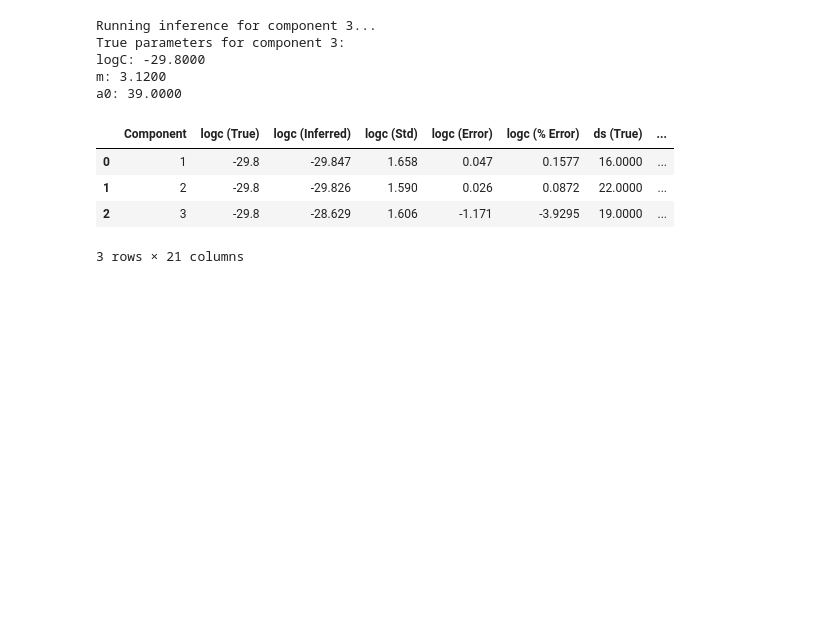
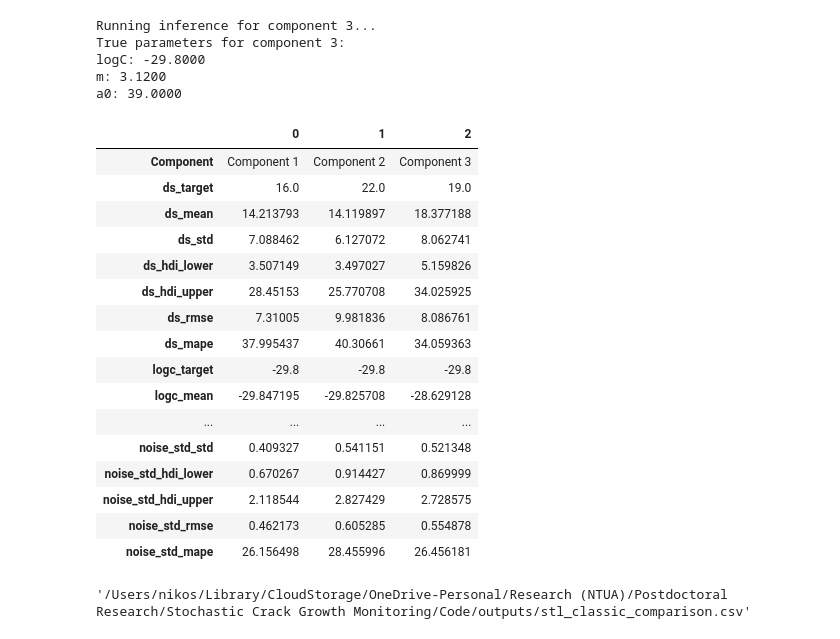
Before and after one commit to nsilionis/hierarchical-crack-growth-monitoring, a Jupyter notebook: notebooks/demo_classic_fatigue.ipynb, the cells around one changed output. Saved outputs shown, nothing was run; the diff lists cells and outputs as text; code cells hidden in the pictures; blank space fills up the shorter version.

Commit message:
Updated results presentation using new output utilities.

```diff
--- a/notebooks/demo_classic_fatigue.ipynb
+++ b/notebooks/demo_classic_fatigue.ipynb
@@ -551,6 +553,4 @@ We'll use the new `output_utils` module to calculate error metrics and create fo
 # %%
-from src.output_utils import calculate_component_metrics, format_comparison_table, save_results_table
-
 # Now let's run the model on all three components to compare performance
 component_results = []
 
@@ -584,19 +584,14 @@ for i in range(3):
         'true_params': {
             'logc': true_logc,
             'm': true_m,
-            'a0': true_a0,
             'ds': controlled_data['stress_ranges'][i],
             'noise_std': 1.5  # The true noise std used for generating observations
         },
         'inferred_params': {
-            'logc': results['summary']['mean']['logc'],
-            'logc_sd': results['summary']['sd']['logc'],
-            'm': results['summary']['mean']['m'],
-            'm_sd': results['summary']['sd']['m'],
-            'ds': results['summary']['mean']['ds'],
-            'ds_sd': results['summary']['sd']['ds'],
-            'noise_std': results['summary']['mean']['noise_std'],
-            'noise_std_sd': results['summary']['sd']['noise_std']
+            'logc': results['samples']['logc'],
+            'm': results['samples']['m'],
+            'ds': results['samples']['ds'],
+            'noise_std': results['samples']['noise_std'],
         }
     })
 # %% [output]
@@ -624,8 +613,30 @@ formatted_df = format_comparison_table(comparison_df, precision=4)
-# %%
-formatted_df
-# %% [output]
-|  | Component | logc (True) | logc (Inferred) | logc (Std) | logc (Error) | logc (% Error) | ds (True) | ... |
-| 0 | 1 | -29.8 | -29.847 | 1.658 | 0.047 | 0.1577 | 16.0000 | ... |
-| 1 | 2 | -29.8 | -29.826 | 1.590 | 0.026 | 0.0872 | 22.0000 | ... |
-| 2 | 3 | -29.8 | -28.629 | 1.606 | -1.171 | -3.9295 | 19.0000 | ... |
-3 rows × 21 columns
+# %%
+from src.output_utils import create_comparison_summary
+# Create a summary DataFrame comparing true and inferred parameters
+comparison_df = create_comparison_summary(component_results)
+# %%
+display(comparison_df.T)
+# %% [output]
+|  | 0 | 1 | 2 |
+| Component | Component 1 | Component 2 | Component 3 |
+| ds_target | 16.0 | 22.0 | 19.0 |
+| ds_mean | 14.213793 | 14.119897 | 18.377188 |
+| ds_std | 7.088462 | 6.127072 | 8.062741 |
+| ds_hdi_lower | 3.507149 | 3.497027 | 5.159826 |
+| ds_hdi_upper | 28.45153 | 25.770708 | 34.025925 |
+| ds_rmse | 7.31005 | 9.981836 | 8.086761 |
+| ds_mape | 37.995437 | 40.30661 | 34.059363 |
+| logc_target | -29.8 | -29.8 | -29.8 |
+| logc_mean | -29.847195 | -29.825708 | -28.629128 |
+| ... | ... | ... | ... |
+| noise_std_std | 0.409327 | 0.541151 | 0.521348 |
+| noise_std_hdi_lower | 0.670267 | 0.914427 | 0.869999 |
+| noise_std_hdi_upper | 2.118544 | 2.827429 | 2.728575 |
+| noise_std_rmse | 0.462173 | 0.605285 | 0.554878 |
+| noise_std_mape | 26.156498 | 28.455996 | 26.456181 |
+# %%
+from src.output_utils import save_comparison_summary
+# Save the comparison summary to a CSV file
+save_comparison_summary(comparison_df, "stl_classic_comparison.csv")
+# %% [output]
+'/Users/nikos/Library/CloudStorage/OneDrive-Personal/Research (NTUA)/Postdoctoral Research/Stochastic Crack Growth Monitoring/Code/outputs/stl_classic_comparison.csv'
```
Also changed, not shown: parts of 5 cells of this notebook.
